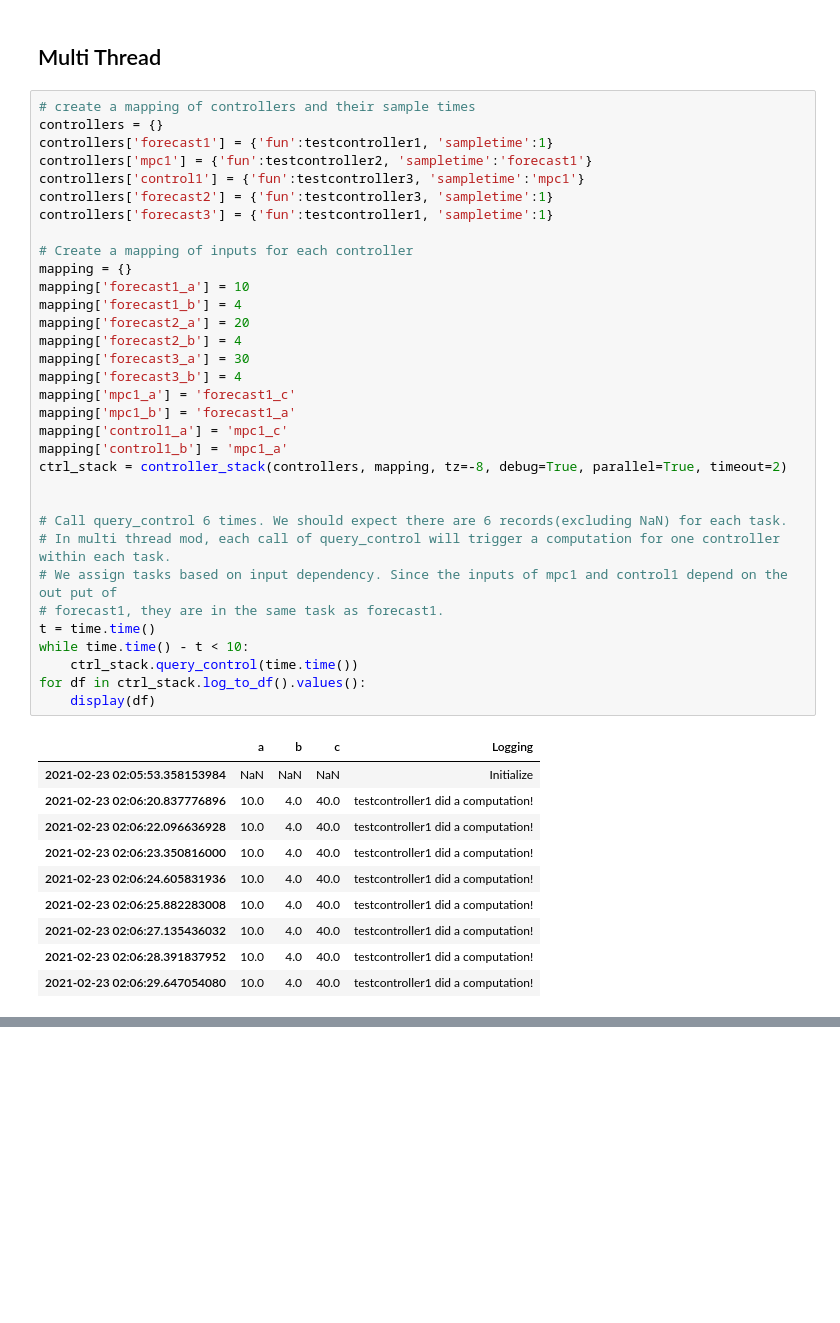
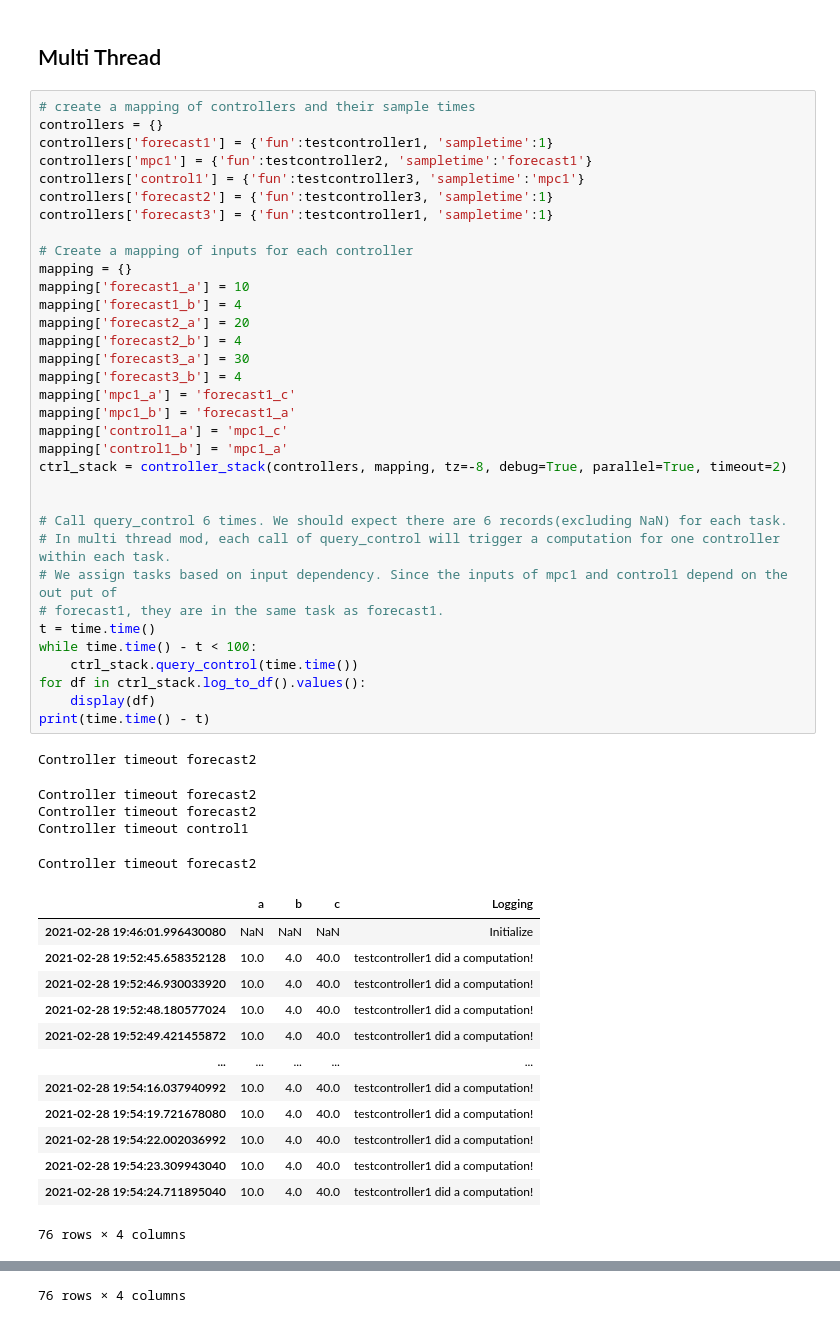
Before and after one commit to LBNL-ETA/FMLC, a Jupyter notebook: Examples/Test.ipynb, the cells around one changed output, grey strips where cells are left out. Saved outputs shown, nothing was run; the diff lists cells and outputs as text; blank space fills up the shorter version.

```diff
--- a/Examples/Test.ipynb
+++ b/Examples/Test.ipynb
@@ -154,41 +159,50 @@ controllers['forecast1'] = {'fun':testcontroller1, 'sampletime':1}
 controllers['mpc1'] = {'fun':testcontroller2, 'sampletime':'forecast1'}
 controllers['control1'] = {'fun':testcontroller3, 'sampletime':'mpc1'}
 controllers['forecast2'] = {'fun':testcontroller3, 'sampletime':1}
 controllers['forecast3'] = {'fun':testcontroller1, 'sampletime':1}
 
 # Create a mapping of inputs for each controller
 mapping = {}
 mapping['forecast1_a'] = 10
 mapping['forecast1_b'] = 4
 mapping['forecast2_a'] = 20
 mapping['forecast2_b'] = 4
 mapping['forecast3_a'] = 30
 mapping['forecast3_b'] = 4
 mapping['mpc1_a'] = 'forecast1_c'
 mapping['mpc1_b'] = 'forecast1_a'
 mapping['control1_a'] = 'mpc1_c'
 mapping['control1_b'] = 'mpc1_a'
 ctrl_stack = controller_stack(controllers, mapping, tz=-8, debug=True, parallel=True, timeout=2)
 
 
 # Call query_control 6 times. We should expect there are 6 records(excluding NaN) for each task.
 # In multi thread mod, each call of query_control will trigger a computation for one controller within each task.
 # We assign tasks based on input dependency. Since the inputs of mpc1 and control1 depend on the out put of
 # forecast1, they are in the same task as forecast1.
 t = time.time()
-while time.time() - t < 10:
+while time.time() - t < 100:
     ctrl_stack.query_control(time.time())
 for df in ctrl_stack.log_to_df().values():
     display(df)
+print(time.time() - t)
 # %% [output]
+Controller timeout forecast2
+Controller timeout forecast2
+Controller timeout forecast2
+Controller timeout control1
+Controller timeout forecast2
 |  | a | b | c | Logging |
-| 2021-02-23 02:05:53.358153984 | NaN | NaN | NaN | Initialize |
-| 2021-02-23 02:06:20.837776896 | 10.0 | 4.0 | 40.0 | testcontroller1 did a computation! |
-| 2021-02-23 02:06:22.096636928 | 10.0 | 4.0 | 40.0 | testcontroller1 did a computation! |
-| 2021-02-23 02:06:23.350816000 | 10.0 | 4.0 | 40.0 | testcontroller1 did a computation! |
-| 2021-02-23 02:06:24.605831936 | 10.0 | 4.0 | 40.0 | testcontroller1 did a computation! |
-| 2021-02-23 02:06:25.882283008 | 10.0 | 4.0 | 40.0 | testcontroller1 did a computation! |
-| 2021-02-23 02:06:27.135436032 | 10.0 | 4.0 | 40.0 | testcontroller1 did a computation! |
-| 2021-02-23 02:06:28.391837952 | 10.0 | 4.0 | 40.0 | testcontroller1 did a computation! |
-| 2021-02-23 02:06:29.647054080 | 10.0 | 4.0 | 40.0 | testcontroller1 did a computation! |
+| 2021-02-28 19:46:01.996430080 | NaN | NaN | NaN | Initialize |
+| 2021-02-28 19:52:45.658352128 | 10.0 | 4.0 | 40.0 | testcontroller1 did a computation! |
+| 2021-02-28 19:52:46.930033920 | 10.0 | 4.0 | 40.0 | testcontroller1 did a computation! |
+| 2021-02-28 19:52:48.180577024 | 10.0 | 4.0 | 40.0 | testcontroller1 did a computation! |
+| 2021-02-28 19:52:49.421455872 | 10.0 | 4.0 | 40.0 | testcontroller1 did a computation! |
+| ... | ... | ... | ... | ... |
+| 2021-02-28 19:54:16.037940992 | 10.0 | 4.0 | 40.0 | testcontroller1 did a computation! |
+| 2021-02-28 19:54:19.721678080 | 10.0 | 4.0 | 40.0 | testcontroller1 did a computation! |
+| 2021-02-28 19:54:22.002036992 | 10.0 | 4.0 | 40.0 | testcontroller1 did a computation! |
+| 2021-02-28 19:54:23.309943040 | 10.0 | 4.0 | 40.0 | testcontroller1 did a computation! |
+| 2021-02-28 19:54:24.711895040 | 10.0 | 4.0 | 40.0 | testcontroller1 did a computation! |
+76 rows × 4 columns
 |  | a | b | c | Logging |
@@ -204 +220,2 @@ for df in ctrl_stack.log_to_df().values():
+76 rows × 4 columns
 |  | a | b | c | Logging |
```
Also changed, not shown: parts of 7 cells of this notebook, 1 other file.
